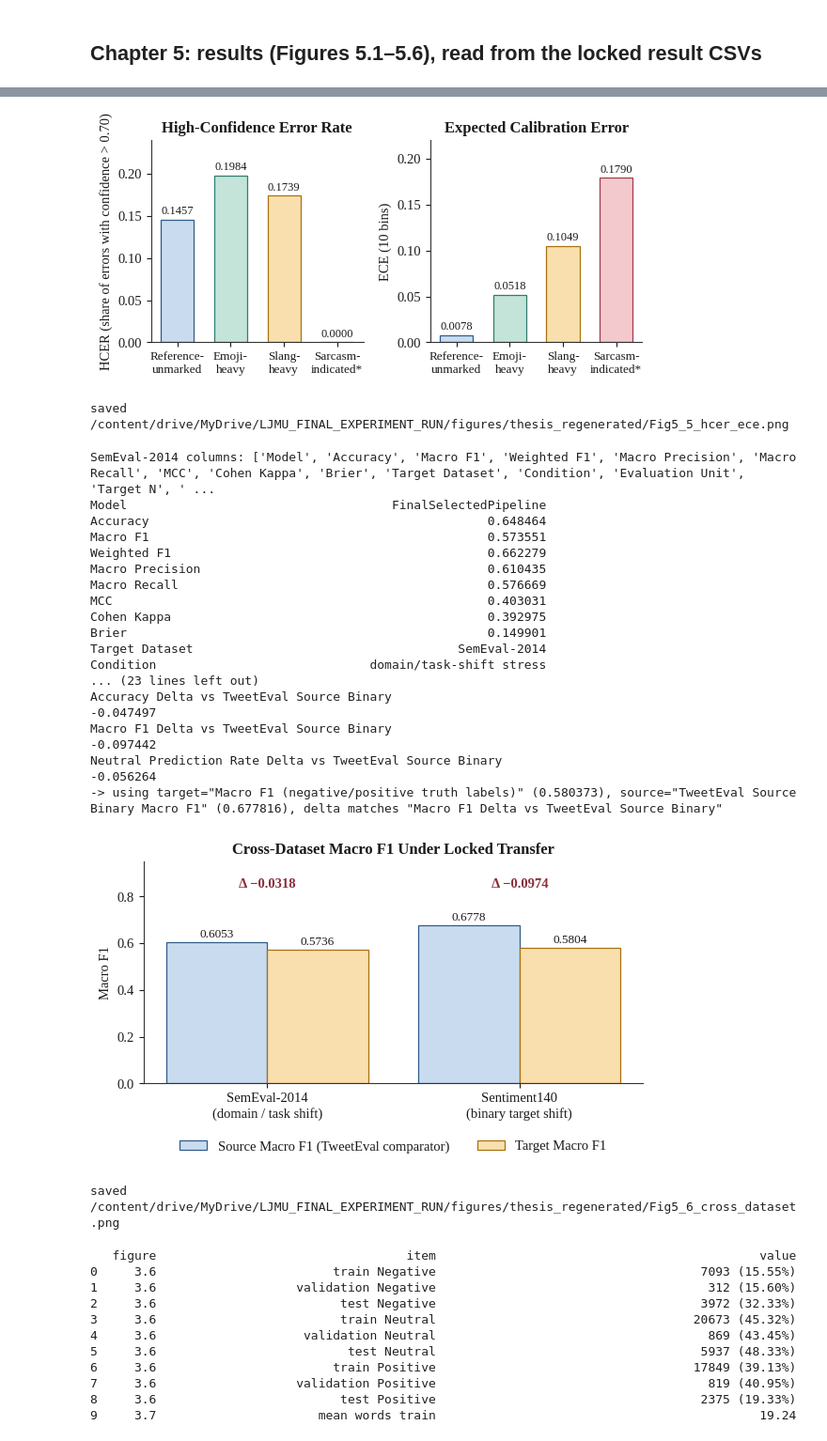
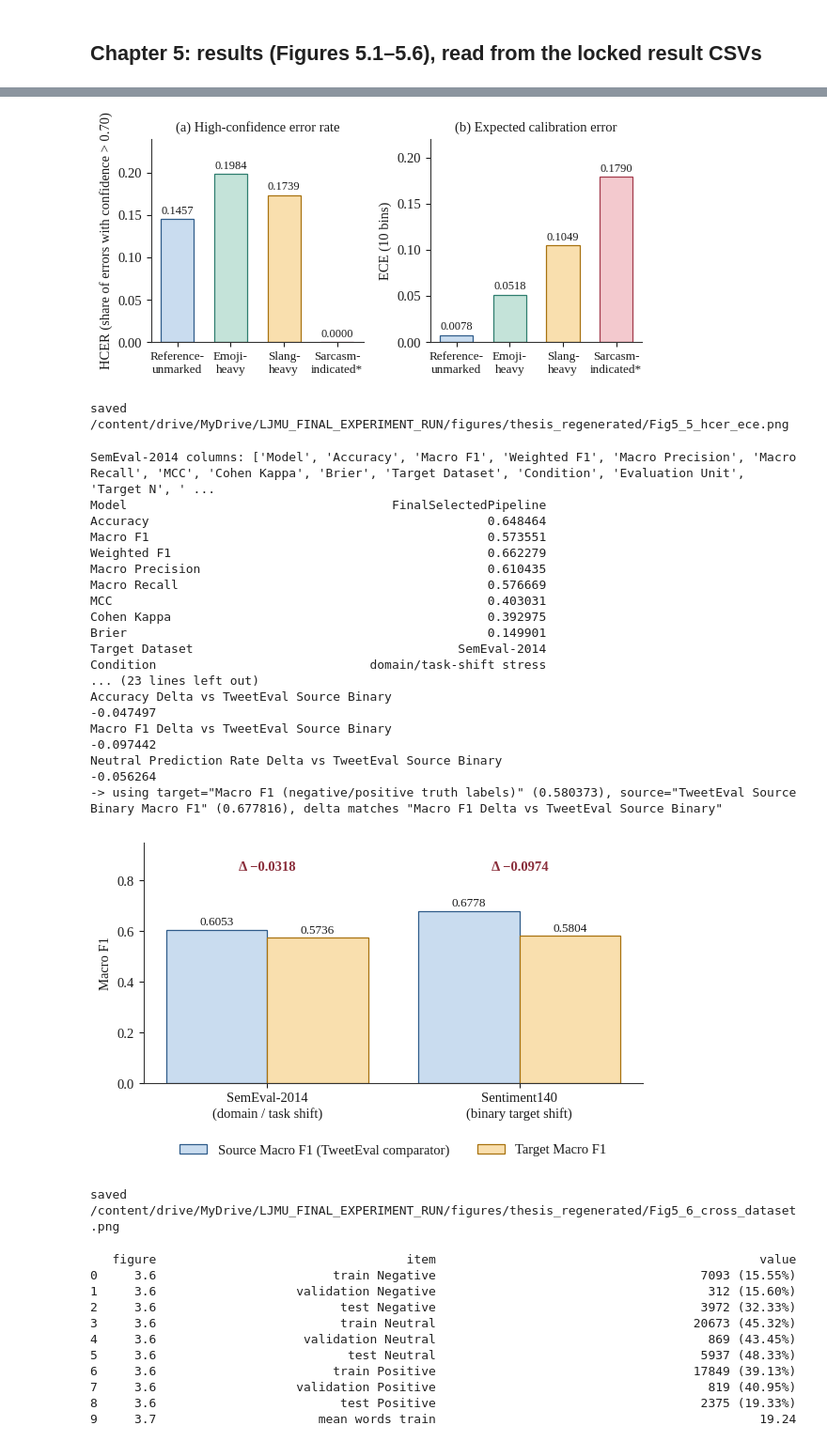
Before and after one commit to abtGIT/ethical-risk-assessment-sentiment-analysis-models-social-media-monitoring-bias-inclusivity, a Jupyter notebook: Implementation/FIGURES_Regenerate.ipynb, the cells around one changed output, grey strips where cells are left out. Shown at 94% size. Drawn from its saved outputs; the diff is of its cells as text; code cells hidden in the pictures.

```diff
--- a/Implementation/FIGURES_Regenerate.ipynb
+++ b/Implementation/FIGURES_Regenerate.ipynb
@@ -241,16 +254,16 @@ saved /content/drive/MyDrive/LJMU_FINAL_EXPERIMENT_RUN/figures/thesis_regenerate
 # Figure 5.5 HCER and ECE by subgroup
 cc = pd.read_csv(need(RES/'F07_confidence_calibration_by_subgroup.csv')).set_index('Subgroup').loc[['reference-unmarked', 'emoji-heavy', 'slang-heavy', 'sarcasm-indicated']]
 fig, axs = plt.subplots(1, 2)
-for ax, col, title, yl, top in ((axs[0], 'HCER', 'High-Confidence Error Rate', 'HCER (share of errors with confidence > 0.70)', 0.24),
-                                (axs[1], 'ECE', 'Expected Calibration Error', 'ECE (10 bins)', 0.22)):
+for ax, col, title, yl, top in ((axs[0], 'HCER', '(a) High-confidence error rate', 'HCER (share of errors with confidence > 0.70)', 0.24),
+                                (axs[1], 'ECE', '(b) Expected calibration error', 'ECE (10 bins)', 0.22)):
     for i, (g, v) in enumerate(cc[col].items()):
         bar(ax, i, v, 0.62, GRP[g]); ax.text(i, v + top * 0.012, f'{v:.4f}', ha='center', va='bottom', fontsize=9)
     for g, v in cc[col].items(): log('5.5', f'{col} {g}', round(float(v), 6))
     ax.set_xticks(range(4)); ax.set_xticklabels(['Reference-\nunmarked', 'Emoji-\nheavy', 'Slang-\nheavy', 'Sarcasm-\nindicated*'], fontsize=9.5)
-    ax.set_ylabel(yl); ax.set_title(title); ax.set_ylim(0, top)
+    ax.set_ylabel(yl); ax.set_title(title, fontweight='normal', fontsize=10.5); ax.set_ylim(0, top)
 save(fig, 'Fig5_5_hcer_ece.png', 1830, 908)
 # %% [output]
-[figure, old version]
+[figure, new version]
 saved /content/drive/MyDrive/LJMU_FINAL_EXPERIMENT_RUN/figures/thesis_regenerated/Fig5_5_hcer_ece.png
 # %%
 # Figure 5.6 cross-dataset Macro F1 (robust column selection + self-check)
@@ -276,35 +289,35 @@ for f, name in (('F10_SemEval_domain_task_shift.csv', 'SemEval-2014'),
     print(f'-> using target="{tgt_col}" ({tgt:.6f}), source="{src_col}" ({src:.6f})' + (f', delta matches "{dcol}"' if dcol else ''))
     rows.append((name, src, tgt)); log('5.6', name, f'source {src:.6f} target {tgt:.6f} delta {tgt - src:+.6f}')
 
 fig, ax = plt.subplots()
 XL = {'SemEval-2014': 'SemEval-2014\n(domain / task shift)', 'Sentiment140': 'Sentiment140\n(binary target shift)'}
 for i, (name, s, t) in enumerate(rows):
     bar(ax, i - 0.2, s, 0.4, SRC_TGT[0], label='Source Macro F1 (TweetEval comparator)' if i == 0 else None)
     bar(ax, i + 0.2, t, 0.4, SRC_TGT[1], label='Target Macro F1' if i == 0 else None)
     ax.text(i - 0.2, s + 0.008, f'{s:.4f}', ha='center', va='bottom', fontsize=9.5); ax.text(i + 0.2, t + 0.008, f'{t:.4f}', ha='center', va='bottom', fontsize=9.5)
     ax.text(i, 0.84, f'Δ {t - s:+.4f}'.replace('-', '−'), ha='center', fontsize=10.5, fontweight='bold', color='#8A2E3B')
 ax.set_xticks(range(len(rows))); ax.set_xticklabels([XL.get(r[0], r[0]) for r in rows]); ax.set_ylim(0, 0.95); ax.set_ylabel('Macro F1')
-ax.legend(ncol=2, loc='upper center', bbox_to_anchor=(0.5, -0.2)); ax.set_title('Cross-Dataset Macro F1 Under Locked Transfer')
+ax.legend(ncol=2, loc='upper center', bbox_to_anchor=(0.5, -0.2))
 save(fig, 'Fig5_6_cross_dataset.png', 1830, 1137)
 # %% [output]
 SemEval-2014 columns: ['Model', 'Accuracy', 'Macro F1', 'Weighted F1', 'Macro Precision', 'Macro Recall', 'MCC', 'Cohen Kappa', 'Brier', 'Target Dataset', 'Condition', 'Evaluation Unit', 'Target N', ' ...
 Model                                    FinalSelectedPipeline
 Accuracy                                              0.648464
 Macro F1                                              0.573551
 Weighted F1                                           0.662279
 Macro Precision                                       0.610435
 Macro Recall                                          0.576669
 MCC                                                   0.403031
 Cohen Kappa                                           0.392975
 Brier                                                 0.149901
 Target Dataset                                    SemEval-2014
 Condition                             domain/task-shift stress
 ... (23 lines left out)
 Accuracy Delta vs TweetEval Source Binary                                                           -0.047497
 Macro F1 Delta vs TweetEval Source Binary                                                           -0.097442
 Neutral Prediction Rate Delta vs TweetEval Source Binary                                            -0.056264
 -> using target="Macro F1 (negative/positive truth labels)" (0.580373), source="TweetEval Source Binary Macro F1" (0.677816), delta matches "Macro F1 Delta vs TweetEval Source Binary"
-[figure, old version]
+[figure, new version]
 saved /content/drive/MyDrive/LJMU_FINAL_EXPERIMENT_RUN/figures/thesis_regenerated/Fig5_6_cross_dataset.png
 # %%
 pd.DataFrame(VALUES).to_csv(OUT/'FIGURE_VALUES.csv', index=False)
```
Also changed, not shown: parts of 8 cells of this notebook.
